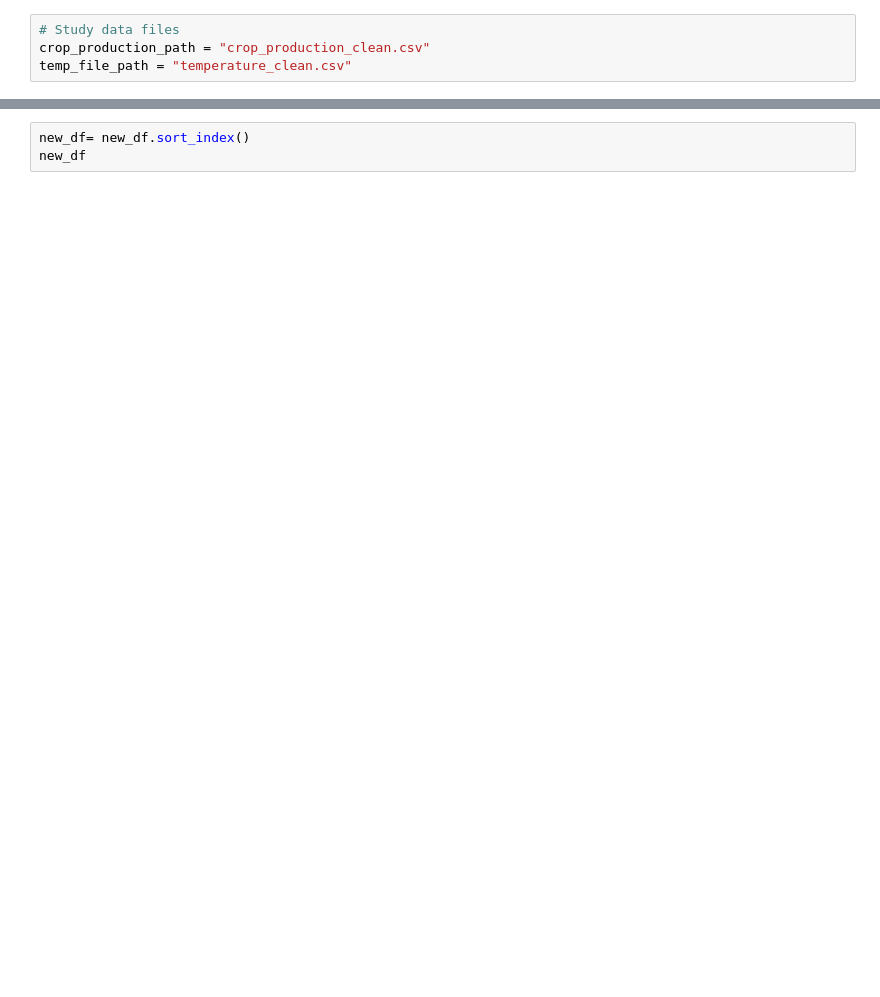
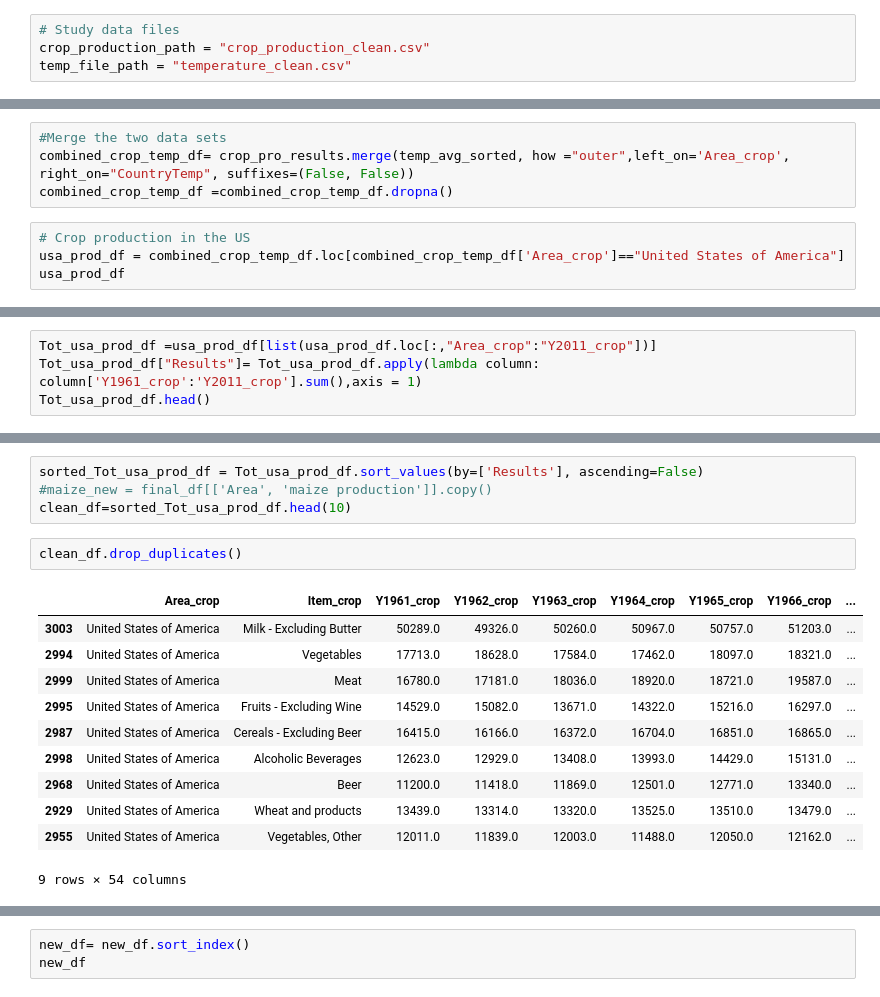
Before and after one commit to kaiserhaag/ProjectPython, a Jupyter notebook: production_change.ipynb, the cells around one changed output, grey strips where cells are left out. Saved outputs shown, nothing was run; the diff lists cells and outputs as text; blank space fills up the shorter version.

```diff
--- a/production_change.ipynb
+++ b/production_change.ipynb
@@ -47,0 +65,8 @@ combined_df.loc[:,("Area_crop","Item_crop","Y2011_crop","2011Temp")]
+# %%
+#Merge the two data sets
+combined_crop_temp_df= crop_pro_results.merge(temp_avg_sorted, how ="outer",left_on='Area_crop', right_on="CountryTemp", suffixes=(False, False))
+combined_crop_temp_df =combined_crop_temp_df.dropna()
+# %%
+# Crop production in the US
+usa_prod_df = combined_crop_temp_df.loc[combined_crop_temp_df['Area_crop']=="United States of America"]
+usa_prod_df
@@ -47,0 +87,4 @@ combined_df.loc[:,("Area_crop","Item_crop","Y2011_crop","2011Temp")]
+# %%
+Tot_usa_prod_df =usa_prod_df[list(usa_prod_df.loc[:,"Area_crop":"Y2011_crop"])]
+Tot_usa_prod_df["Results"]= Tot_usa_prod_df.apply(lambda column: column['Y1961_crop':'Y2011_crop'].sum(),axis = 1)
+Tot_usa_prod_df.head()
@@ -47,0 +103,18 @@ combined_df.loc[:,("Area_crop","Item_crop","Y2011_crop","2011Temp")]
+# %%
+sorted_Tot_usa_prod_df = Tot_usa_prod_df.sort_values(by=['Results'], ascending=False)
+#maize_new = final_df[['Area', 'maize production']].copy()
+clean_df=sorted_Tot_usa_prod_df.head(10)
+# %%
+clean_df.drop_duplicates()
+# %% [output]
+|  | Area_crop | Item_crop | Y1961_crop | Y1962_crop | Y1963_crop | Y1964_crop | Y1965_crop | Y1966_crop | ... |
+| 3003 | United States of America | Milk - Excluding Butter | 50289.0 | 49326.0 | 50260.0 | 50967.0 | 50757.0 | 51203.0 | ... |
+| 2994 | United States of America | Vegetables | 17713.0 | 18628.0 | 17584.0 | 17462.0 | 18097.0 | 18321.0 | ... |
+| 2999 | United States of America | Meat | 16780.0 | 17181.0 | 18036.0 | 18920.0 | 18721.0 | 19587.0 | ... |
+| 2995 | United States of America | Fruits - Excluding Wine | 14529.0 | 15082.0 | 13671.0 | 14322.0 | 15216.0 | 16297.0 | ... |
+| 2987 | United States of America | Cereals - Excluding Beer | 16415.0 | 16166.0 | 16372.0 | 16704.0 | 16851.0 | 16865.0 | ... |
+| 2998 | United States of America | Alcoholic Beverages | 12623.0 | 12929.0 | 13408.0 | 13993.0 | 14429.0 | 15131.0 | ... |
+| 2968 | United States of America | Beer | 11200.0 | 11418.0 | 11869.0 | 12501.0 | 12771.0 | 13340.0 | ... |
+| 2929 | United States of America | Wheat and products | 13439.0 | 13314.0 | 13320.0 | 13525.0 | 13510.0 | 13479.0 | ... |
+| 2955 | United States of America | Vegetables, Other | 12011.0 | 11839.0 | 12003.0 | 11488.0 | 12050.0 | 12162.0 | ... |
+9 rows × 54 columns
```
Also changed, not shown: parts of 14 cells of this notebook, 2 other files.
